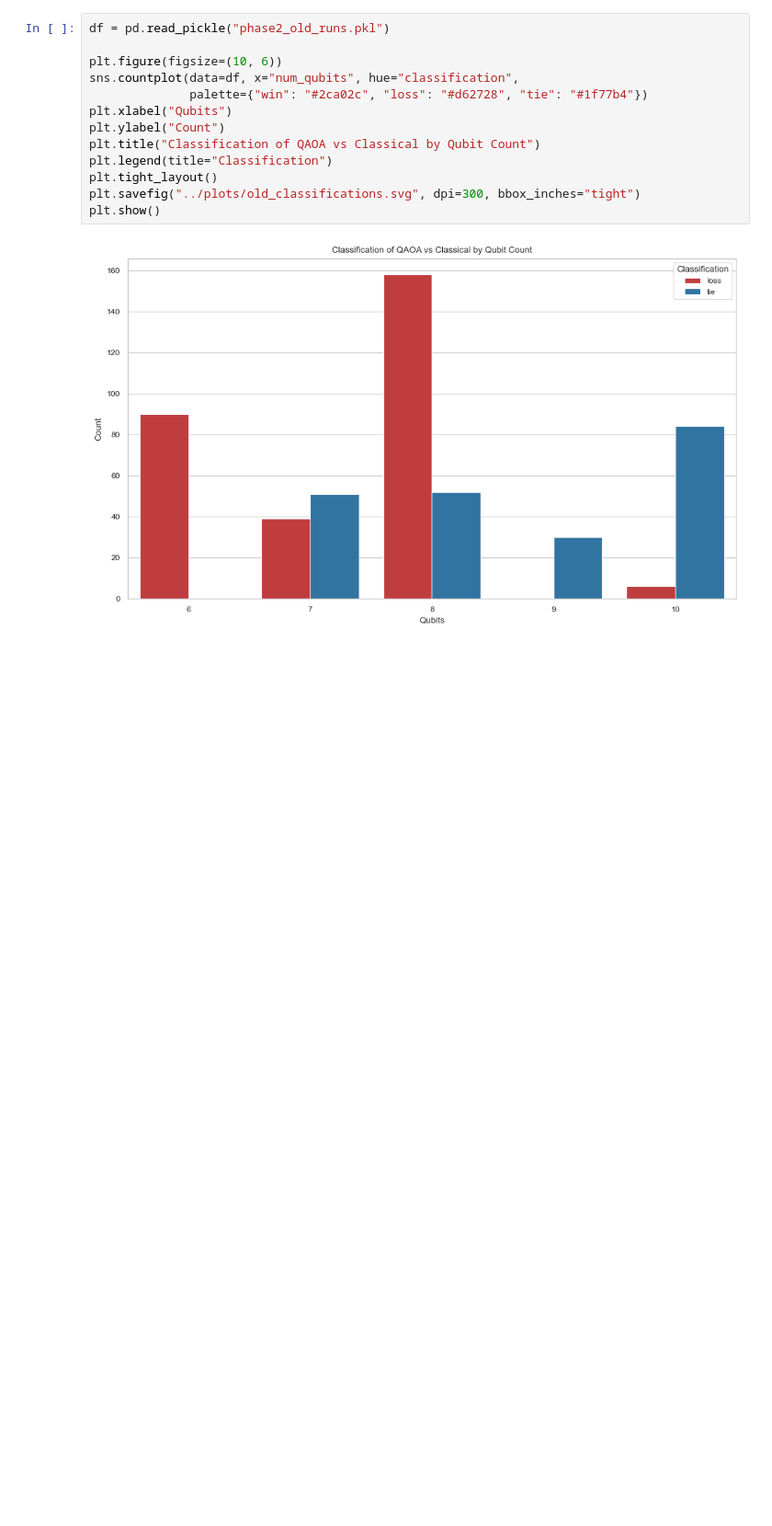
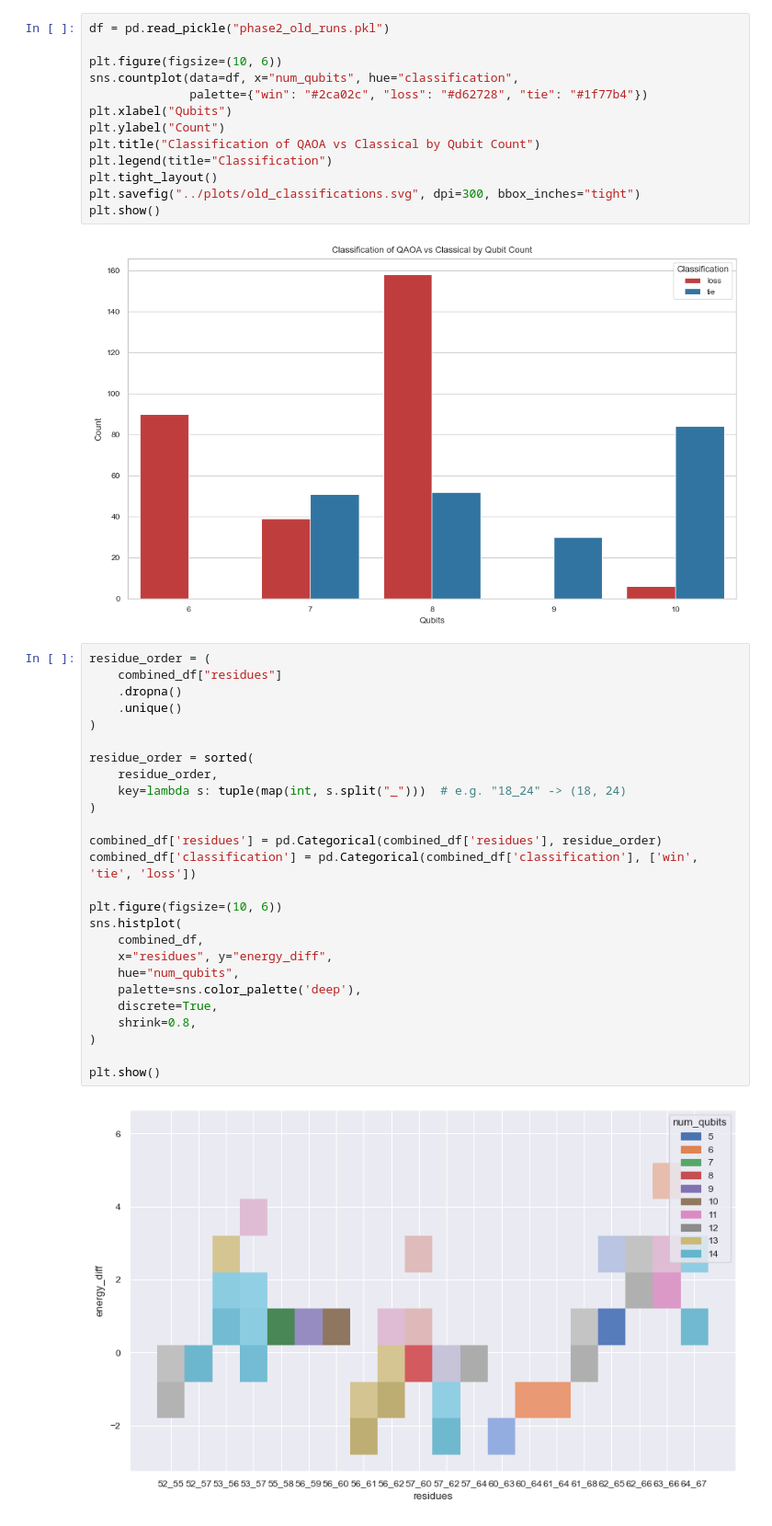
Before and after one commit to sebi-stewart/qml-protein-folding, a Jupyter notebook: phase2/eval.ipynb, the cells around one changed output. Shown at 92% size. Saved outputs shown, nothing was run; the diff lists cells and outputs as text; blank space fills up the shorter version.

```diff
--- a/phase2/eval.ipynb
+++ b/phase2/eval.ipynb
@@ -179,3 +244,31 @@ plt.savefig("../plots/old_classifications.svg", dpi=300, bbox_inches="tight")
 plt.show()
 # %% [output]
 [figure]
+# %%
+residue_order = (
+    combined_df["residues"]
+    .dropna()
+    .unique()
+)
+
+residue_order = sorted(
+    residue_order,
+    key=lambda s: tuple(map(int, s.split("_")))  # e.g. "18_24" -> (18, 24)
+)
+
+combined_df['residues'] = pd.Categorical(combined_df['residues'], residue_order)
+combined_df['classification'] = pd.Categorical(combined_df['classification'], ['win', 'tie', 'loss'])
+
+plt.figure(figsize=(10, 6))
+sns.histplot(
+    combined_df,
+    x="residues", y="energy_diff",
+    hue="num_qubits",
+    palette=sns.color_palette('deep'),
+    discrete=True,
+    shrink=0.8,
+)
+
+plt.show()
+# %% [output]
+[figure, added]
```
Also changed, not shown: parts of 19 cells of this notebook, 1 other file.
